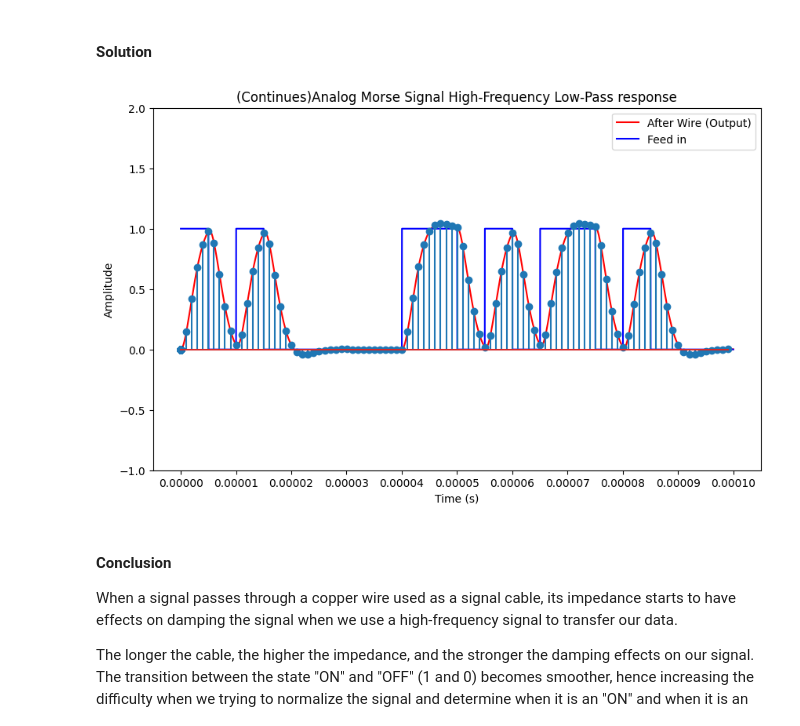
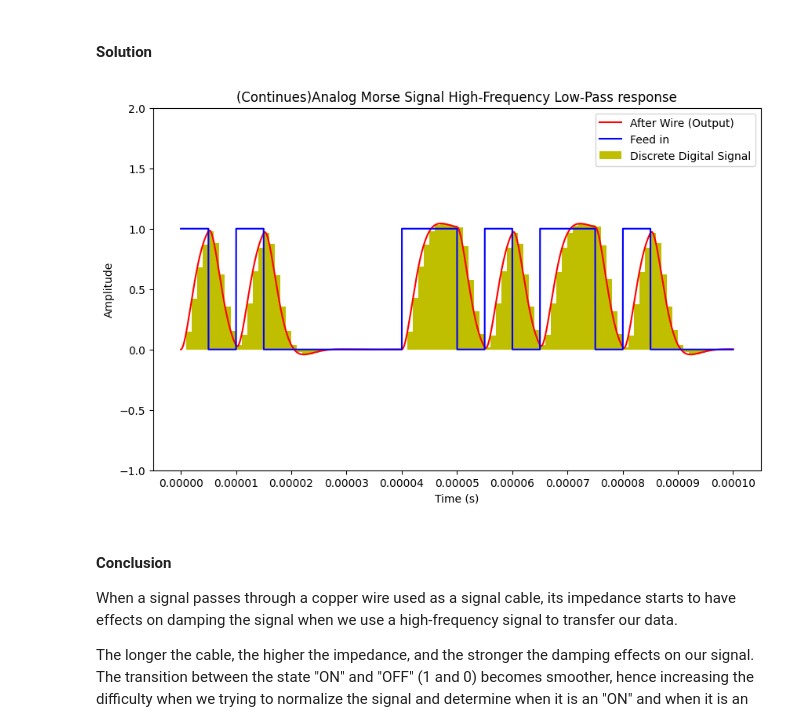
Before and after one commit to idsc-frazzoli/CS2-2024-notebooks, a Jupyter notebook: ps02_neu/masterfile.ipynb, the cells around one changed output. Saved outputs shown, nothing was run; the diff lists cells and outputs as text; code cells hidden in the pictures.

```diff
--- a/ps02_neu/masterfile.ipynb
+++ b/ps02_neu/masterfile.ipynb
@@ -1998,26 +2025,24 @@ If you have difficulties doing so, you may have a look at the solution.
 # %% [markdown]
 #### Solution
 # %%
+# Uncomment or comment some of the lines to see different style of plotting
 plt.figure(figsize=(10, 6))
 #plt.axhline(y=0, color='g', linestyle='--')
 #plt.axhline(y=1, color='g', linestyle='--')
 plt.title("(Continues)Analog Morse Signal High-Frequency Low-Pass response")
 plt.plot(T_CONT_H, after_copper_wire_II, 'r' ,label="After Wire (Output)")
+#plt.stem(Ex_T_DIS_Morse_H_II,Ex_DIS_Morse_Signal_Raw_H_II, 'g')
+width_oivze = Ex_T_DIS_Morse_H_II[1] - Ex_T_DIS_Morse_H_II[0]
+plt.bar(Ex_T_DIS_Morse_H_II, Ex_DIS_Morse_Signal_Raw_H_II, align='edge', width=width_oivze, color='y', linewidth=0, label='Discrete Digital Signal')
 plt.plot(T_CONT_H, Ex_CONT_Morse_Signal_Send_H_II, 'b',label="Feed in")
-plt.stem(Ex_T_DIS_Morse_H_II,Ex_DIS_Morse_Signal_Raw_H_II)
-
-width_oivze = Ex_T_DIS_Morse_H_II[1] - Ex_T_DIS_Morse_H_II[0]
-
-#plt.bar(Ex_T_DIS_Morse_H_II, Ex_DIS_Morse_Signal_Raw_H_II, align='edge', width=width_oivze, color='y', linewidth=0, label='Discrete Digital Signal')
-
 plt.xticks(np.linspace(0, 0.0001, 11))
 plt.ylim(-1,2)
 plt.xlabel('Time (s)')
 plt.ylabel('Amplitude')
 plt.legend()
 plt.show()
 # %% [output]
-[figure, old version]
+[figure, new version]
 # %% [markdown]
 #### Conclusion
 
```
Also changed, not shown: parts of 23 cells of this notebook.
